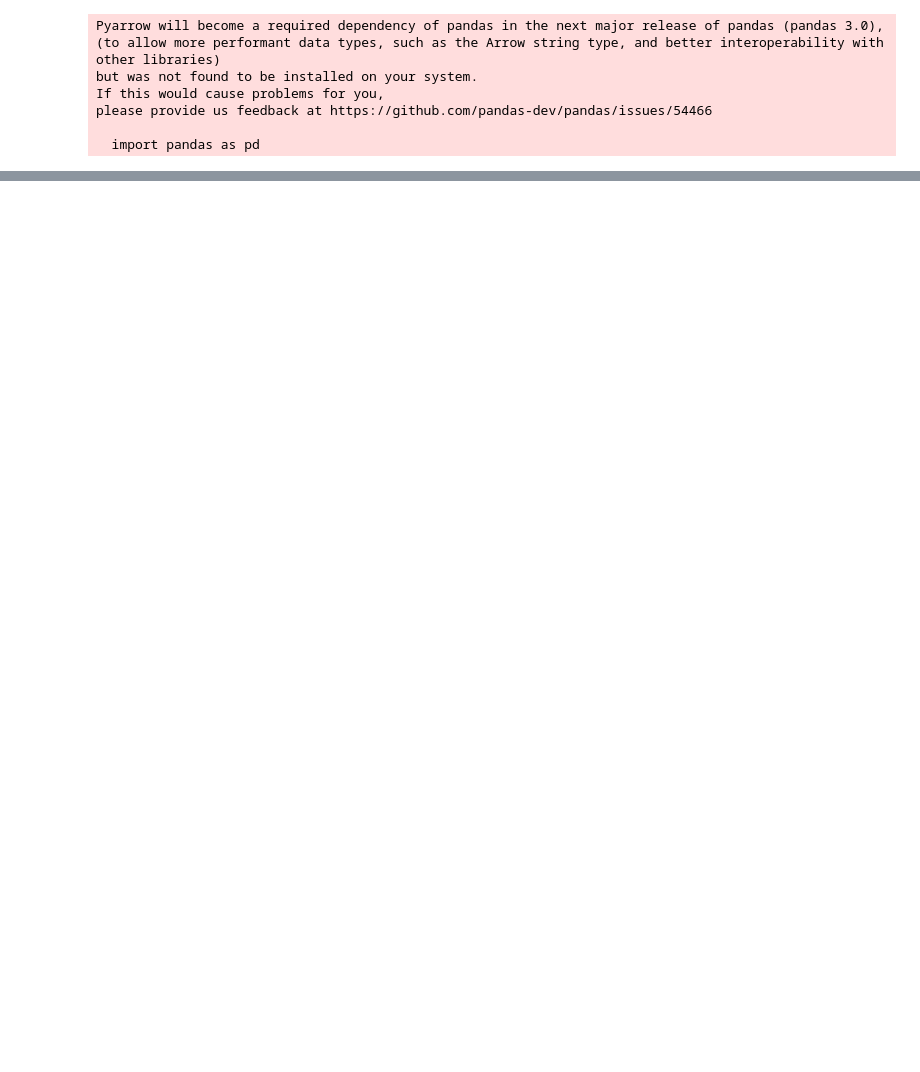
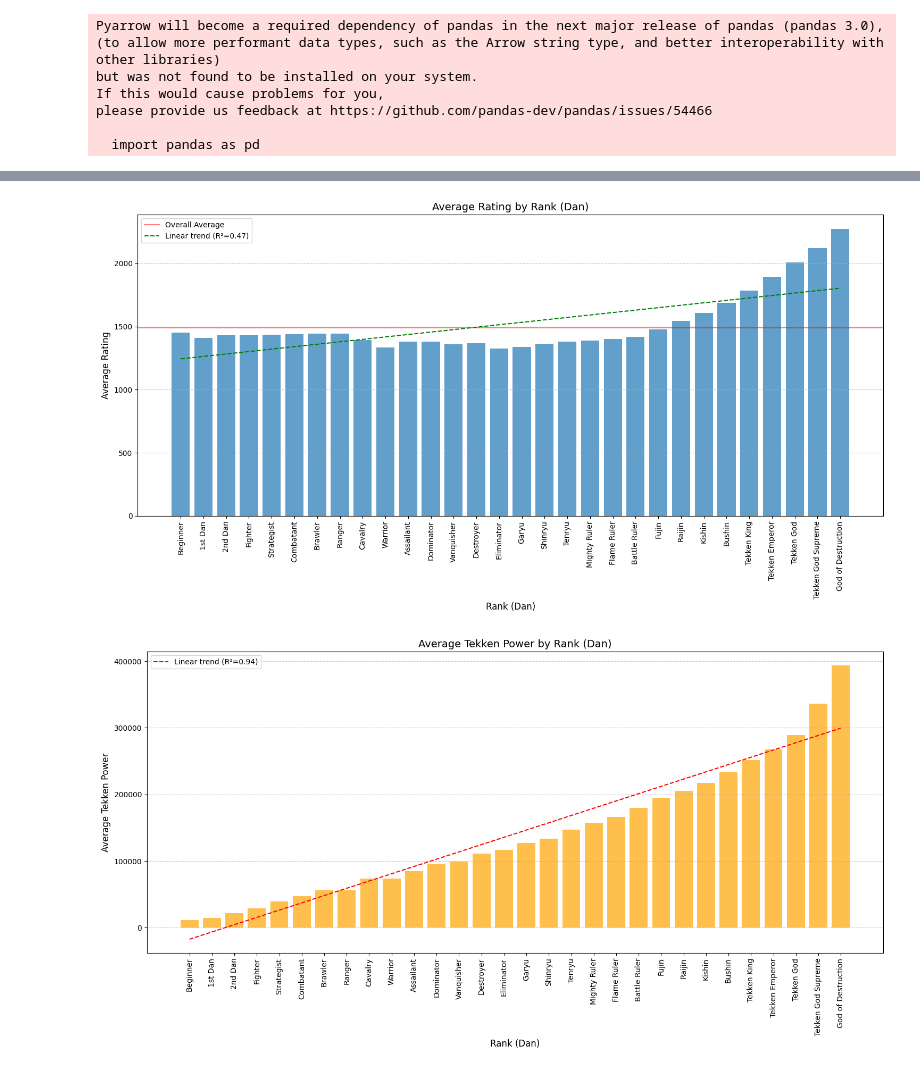
Before and after one commit to elgonio/TK8-thing, a Jupyter notebook: data_processing.ipynb, the cells around one changed output, grey strips where cells are left out. Cells and saved outputs as stored; diff of their text form; code cells hidden in the pictures; blank space fills up the shorter version.

```diff
--- a/data_processing.ipynb
+++ b/data_processing.ipynb
@@ -90,0 +99,69 @@ Name: count, dtype: int64
+# %%
+from scipy.stats import linregress
+
+# Calculate statistics for each dan rank
+rank_stats = unique_players_df.groupby('rank').agg({
+    'rating': ['mean', 'std', 'count'],
+    'tekken_power': 'mean'
+}).sort_index()
+
+# Flatten the column names
+rank_stats.columns = ['Avg Rating', 'Std Dev', 'Player Count', 'Avg Tekken Power']
+
+# Add rank names
+rank_stats['Rank Name'] = [dan_names_dict.get(rank, f"Unknown Rank {rank}") for rank in rank_stats.index]
+
+# Plot the average rating by rank
+plt.figure(figsize=(15, 8))
+bars = plt.bar(rank_stats.index, rank_stats['Avg Rating'], alpha=0.7)
+
+# Add labels and title
+plt.xlabel('Rank (Dan)', fontsize=12)
+plt.ylabel('Average Rating', fontsize=12)
+plt.title('Average Rating by Rank (Dan)', fontsize=14)
+
+# Set x-ticks to show dan names
+plt.xticks(rank_stats.index, rank_stats['Rank Name'], rotation=90)
+
+# Add a grid for better readability
+plt.grid(axis='y', linestyle='--', alpha=0.7)
+
+# Add a horizontal line for overall average rating
+plt.axhline(y=unique_players_df['rating'].mean(), color='r', linestyle='-', alpha=0.5, label='Overall Average')
+
+# Add linear regression line
+x = rank_stats.index
+y = rank_stats['Avg Rating']
+slope, intercept, r_value, p_value, std_err = linregress(x, y)
+plt.plot(x, intercept + slope*x, 'g--', label=f'Linear trend (R²={r_value**2:.2f})')
+
+plt.legend()
+plt.tight_layout()
+plt.show()
+
+# Create a second plot for the relationship between rank and tekken power
+plt.figure(figsize=(15, 8))
+plt.bar(rank_stats.index, rank_stats['Avg Tekken Power'], color='orange', alpha=0.7)
+
+plt.xlabel('Rank (Dan)', fontsize=12)
+plt.ylabel('Average Tekken Power', fontsize=12)
+plt.title('Average Tekken Power by Rank (Dan)', fontsize=14)
+
+plt.xticks(rank_stats.index, rank_stats['Rank Name'], rotation=90)
+plt.grid(axis='y', linestyle='--', alpha=0.7)
+
+# Add linear regression line for tekken power vs rank
+x = rank_stats.index
+y = rank_stats['Avg Tekken Power']
+slope, intercept, r_value, p_value, std_err = linregress(x, y)
+plt.plot(x, intercept + slope*x, 'r--', label=f'Linear trend (R²={r_value**2:.2f})')
+
+plt.legend()
+plt.tight_layout()
+plt.show()
+
+# Display the stats table
+display(rank_stats[['Rank Name', 'Avg Rating', 'Std Dev', 'Player Count', 'Avg Tekken Power']])
+# %% [output]
+[figure, added]
+[figure, added]
```
Also changed, not shown: parts of 28 cells of this notebook, 14 other files.
